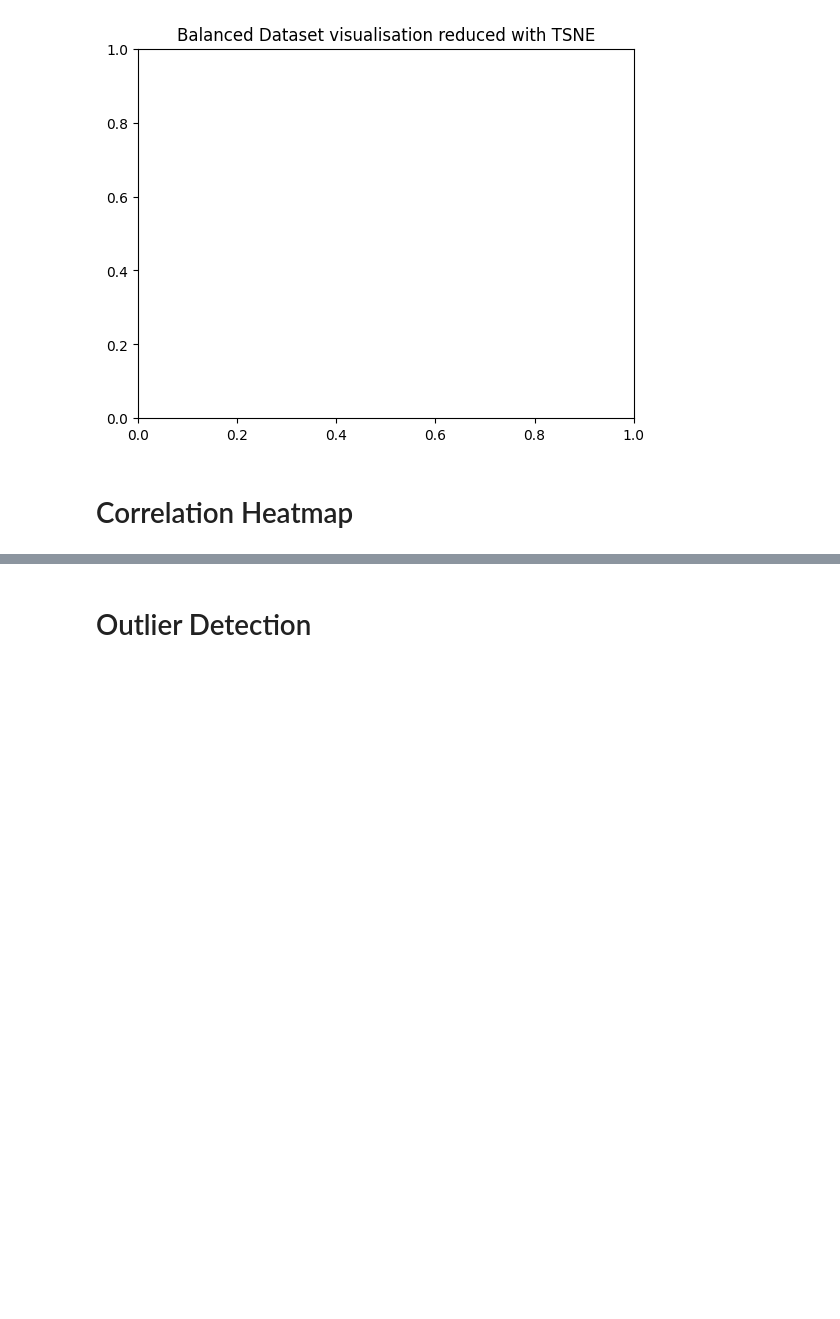
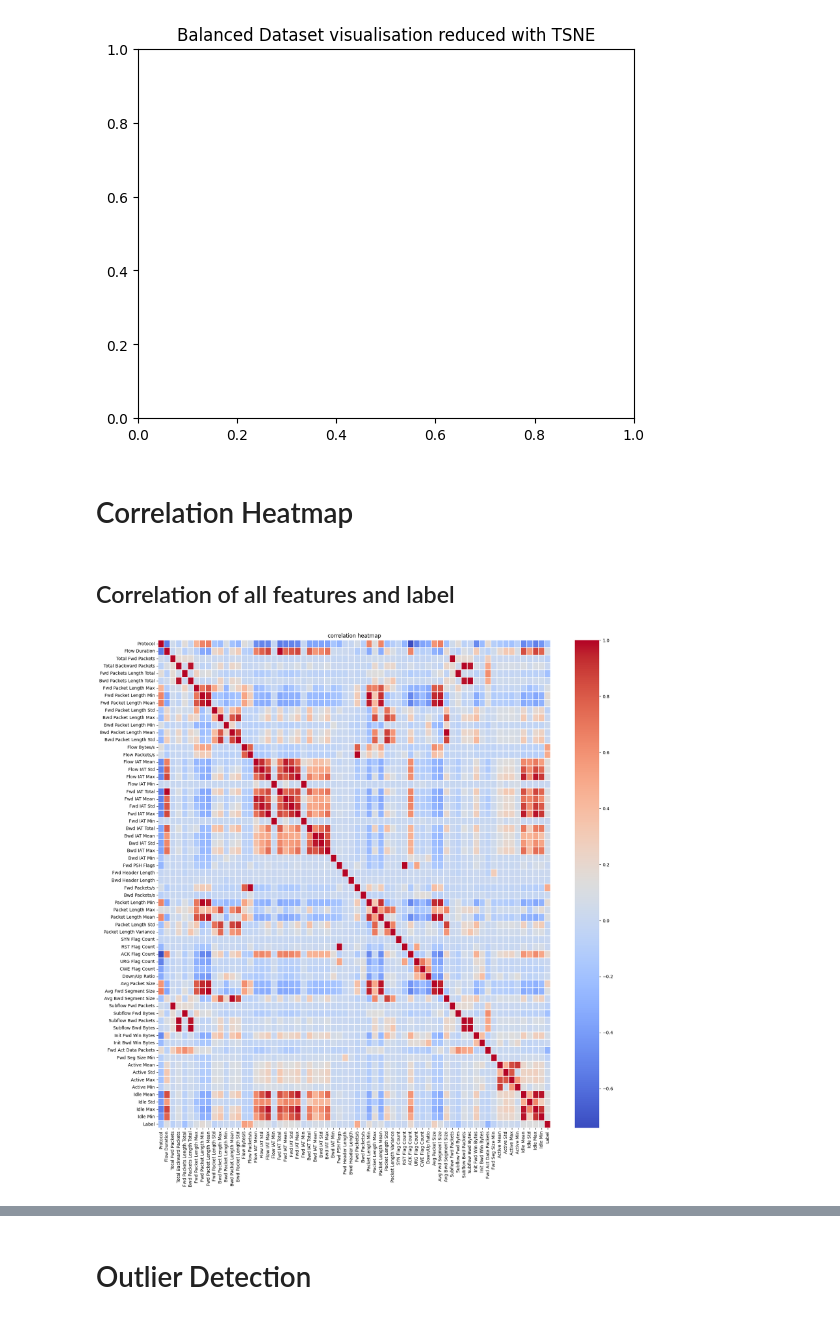
Before and after one commit to Rcym/AIRS-DDoS-Classifier, a Jupyter notebook: cic_ddos2019.ipynb, the cells around one changed output, grey strips where cells are left out. Cells and saved outputs as stored; diff of their text form; code cells hidden in the pictures; blank space fills up the shorter version.

```diff
--- a/cic_ddos2019.ipynb
+++ b/cic_ddos2019.ipynb
@@ -270,3 +356,5 @@ plt.show()
 [figure]
 # %% [markdown]
 # Correlation Heatmap
+# %% [markdown]
+## Correlation of all features and label
@@ -272,0 +375,10 @@ plt.show()
+# %%
+datasetCopy = cic_ddos2019_all.iloc[:,:]
+datasetCopy['Label'] = cic_ddos2019_all['Label'].map({'DrDoS_NTP':0, 'TFTP':1, 'Benign':2, 'Syn':3, 'UDP':4, 'DrDoS_UDP':5, 'UDP-lag':6, 'MSSQL':7, 'DrDoS_MSSQL':8, 'DrDoS_DNS':9, 'DrDoS_SNMP':10, 'LDAP':11, 'DrDoS_LDAP':12, 'Portmap':13, 'NetBIOS':14, 'DrDoS_NetBIOS':15, 'UDPLag':16, 'WebDDoS':17})
+correlation = datasetCopy.corr()
+plt.figure(figsize=(20,20))
+sns.heatmap(correlation, cmap='coolwarm', linewidths=0.1)
+plt.title('correlation heatmap')
+plt.show()
+# %% [output]
+[figure, added]
```
Also changed, not shown: parts of 28 cells of this notebook, 4 other files.
